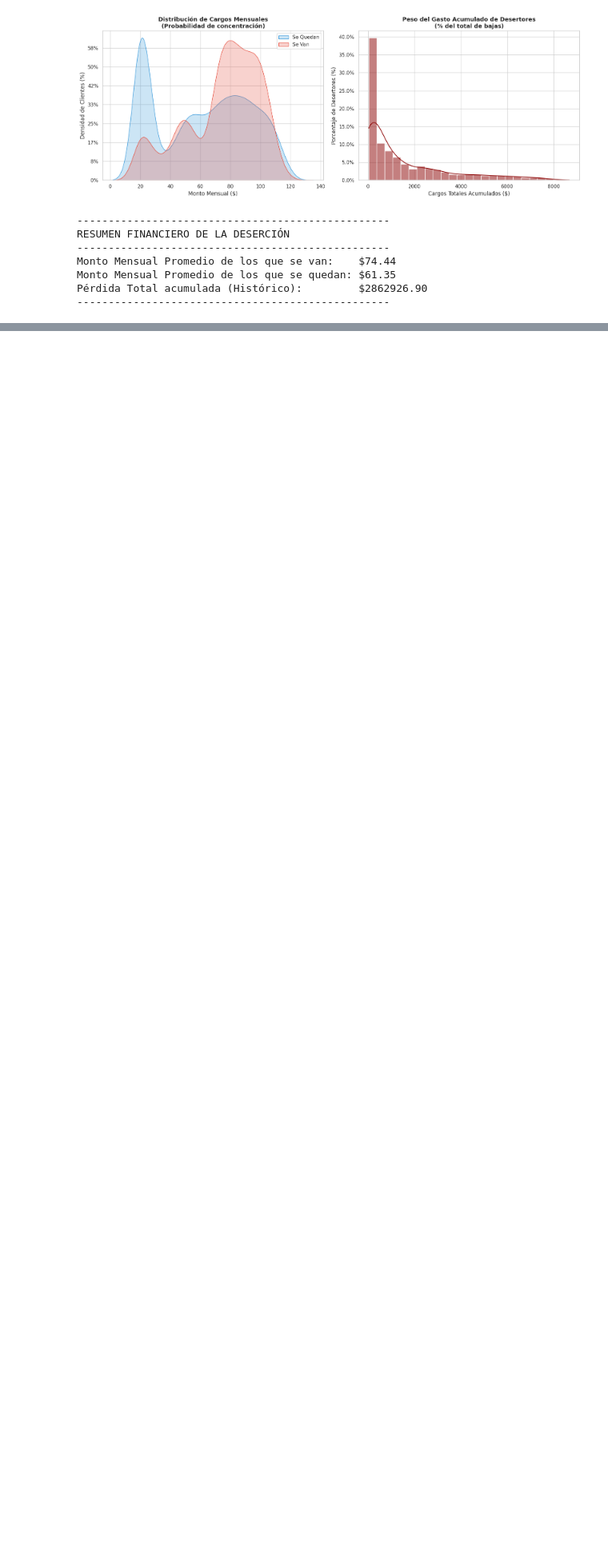
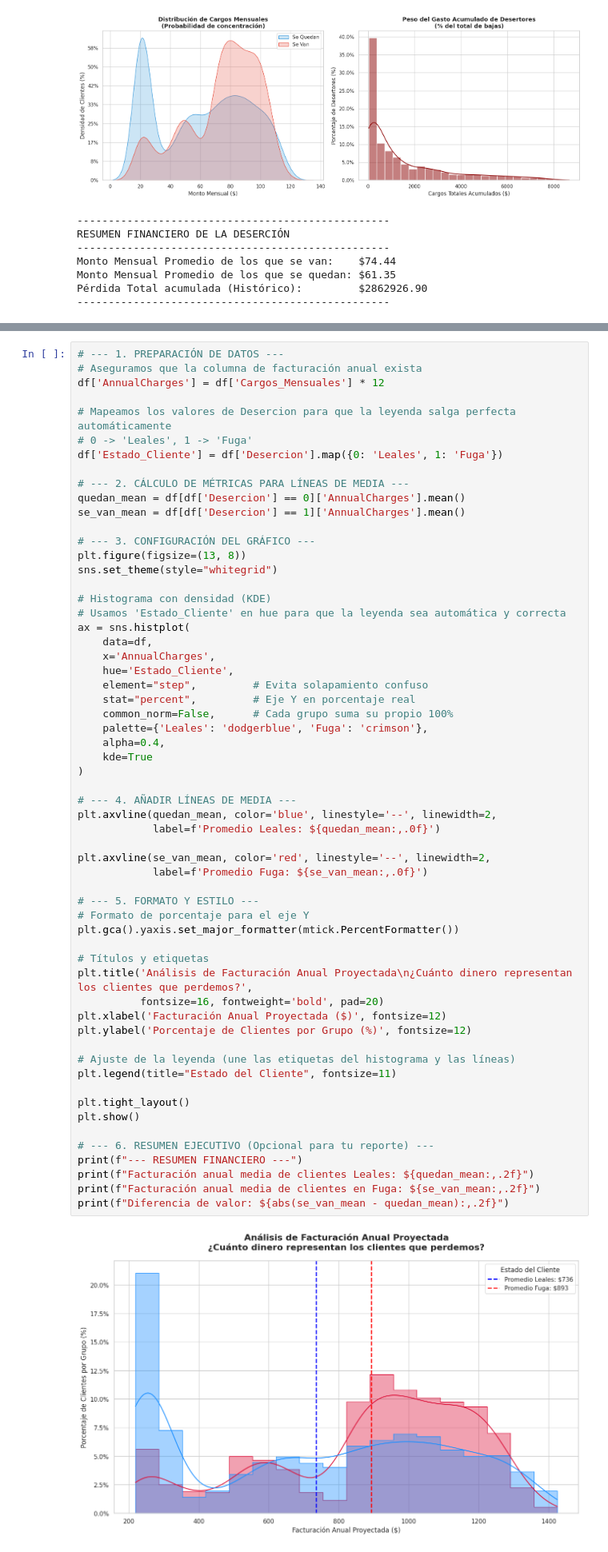
Before and after one commit to lstredel/Challenge-Telecom-X, a Jupyter notebook: Challenge_TelecomX.ipynb, the cells around one changed output, grey strips where cells are left out. Shown at 80% size. Cells and saved outputs as stored; diff of their text form; blank space fills up the shorter version.

```diff
--- a/Challenge_TelecomX.ipynb
+++ b/Challenge_TelecomX.ipynb
@@ -1609,0 +1560,61 @@ plt.show()
+# %%
+# --- 1. PREPARACIÓN DE DATOS ---
+# Aseguramos que la columna de facturación anual exista
+df['AnnualCharges'] = df['Cargos_Mensuales'] * 12
+
+# Mapeamos los valores de Desercion para que la leyenda salga perfecta automáticamente
+# 0 -> 'Leales', 1 -> 'Fuga'
+df['Estado_Cliente'] = df['Desercion'].map({0: 'Leales', 1: 'Fuga'})
+
+# --- 2. CÁLCULO DE MÉTRICAS PARA LÍNEAS DE MEDIA ---
+quedan_mean = df[df['Desercion'] == 0]['AnnualCharges'].mean()
+se_van_mean = df[df['Desercion'] == 1]['AnnualCharges'].mean()
+
+# --- 3. CONFIGURACIÓN DEL GRÁFICO ---
+plt.figure(figsize=(13, 8))
+sns.set_theme(style="whitegrid")
+
+# Histograma con densidad (KDE)
+# Usamos 'Estado_Cliente' en hue para que la leyenda sea automática y correcta
+ax = sns.histplot(
+    data=df,
+    x='AnnualCharges',
+    hue='Estado_Cliente',
+    element="step",         # Evita solapamiento confuso
+    stat="percent",         # Eje Y en porcentaje real
+    common_norm=False,      # Cada grupo suma su propio 100%
+    palette={'Leales': 'dodgerblue', 'Fuga': 'crimson'},
+    alpha=0.4,
+    kde=True
+)
+
+# --- 4. AÑADIR LÍNEAS DE MEDIA ---
+plt.axvline(quedan_mean, color='blue', linestyle='--', linewidth=2,
+            label=f'Promedio Leales: ${quedan_mean:,.0f}')
+
+plt.axvline(se_van_mean, color='red', linestyle='--', linewidth=2,
+            label=f'Promedio Fuga: ${se_van_mean:,.0f}')
+
+# --- 5. FORMATO Y ESTILO ---
+# Formato de porcentaje para el eje Y
+plt.gca().yaxis.set_major_formatter(mtick.PercentFormatter())
+
+# Títulos y etiquetas
+plt.title('Análisis de Facturación Anual Proyectada\n¿Cuánto dinero representan los clientes que perdemos?',
+          fontsize=16, fontweight='bold', pad=20)
+plt.xlabel('Facturación Anual Proyectada ($)', fontsize=12)
+plt.ylabel('Porcentaje de Clientes por Grupo (%)', fontsize=12)
+
+# Ajuste de la leyenda (une las etiquetas del histograma y las líneas)
+plt.legend(title="Estado del Cliente", fontsize=11)
+
+plt.tight_layout()
+plt.show()
+
+# --- 6. RESUMEN EJECUTIVO (Opcional para tu reporte) ---
+print(f"--- RESUMEN FINANCIERO ---")
+print(f"Facturación anual media de clientes Leales: ${quedan_mean:,.2f}")
+print(f"Facturación anual media de clientes en Fuga: ${se_van_mean:,.2f}")
+print(f"Diferencia de valor: ${abs(se_van_mean - quedan_mean):,.2f}")
+# %% [output]
+[figure, added]
```
Also changed, not shown: parts of 11 cells of this notebook.
